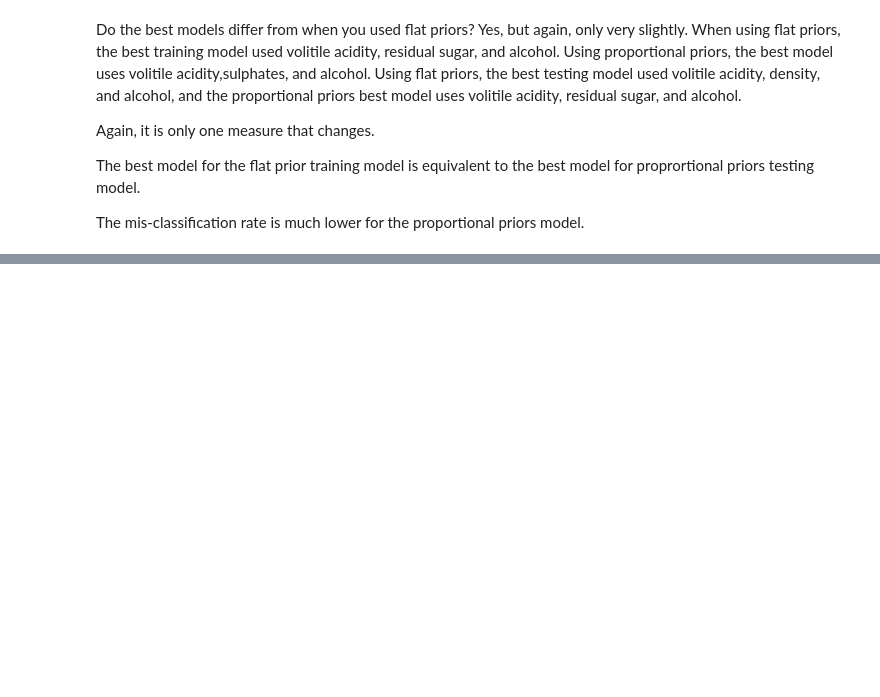
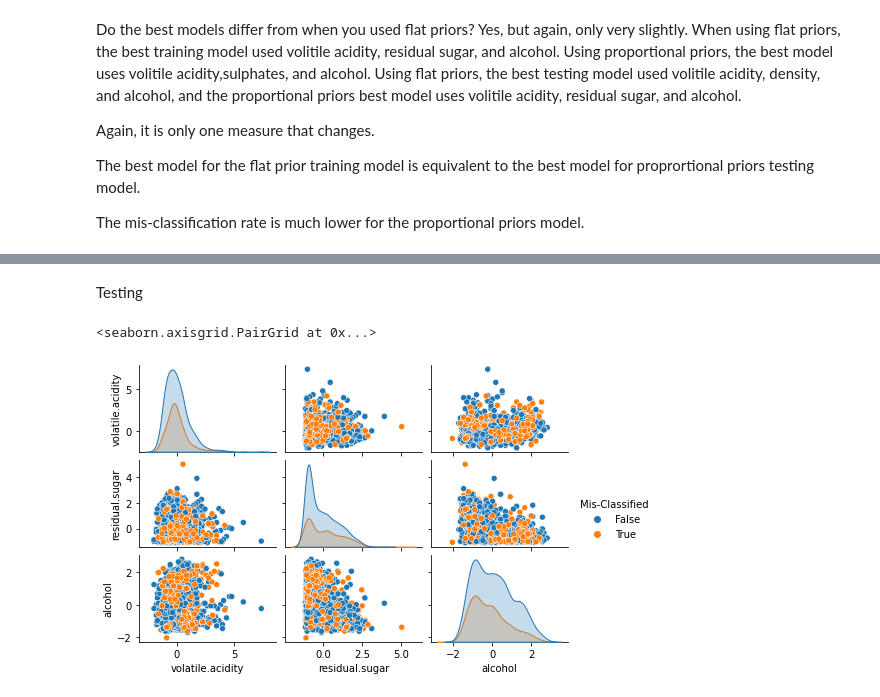
Before and after one commit to LaurenBassett/ds6040, a Jupyter notebook: Homework2/Homework2.ipynb, the cells around one changed output, grey strips where cells are left out. Drawn from its saved outputs; the diff is of its cells as text; code cells hidden in the pictures; blank space fills up the shorter version.

```diff
--- a/Homework2/Homework2.ipynb
+++ b/Homework2/Homework2.ipynb
@@ -394,0 +703,7 @@ The mis-classification rate is much lower for the proportional priors model.
+# %% [markdown]
+Testing
+# %%
+QDA_best_misclass_test.misclass_pairplot()
+# %% [output]
+<seaborn.axisgrid.PairGrid at 0x...>
+[figure, added]
```
Also changed, not shown: parts of 32 cells of this notebook.
